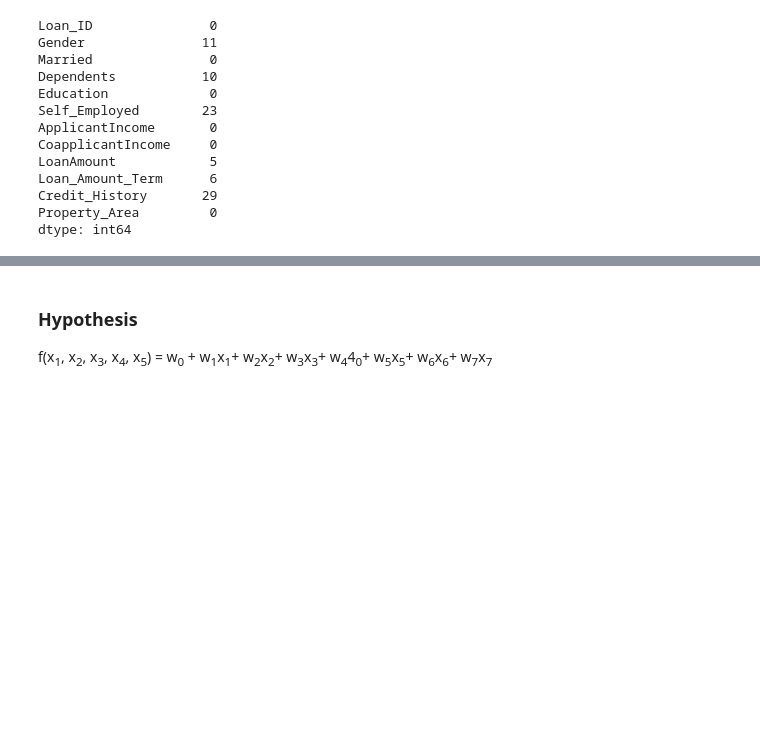
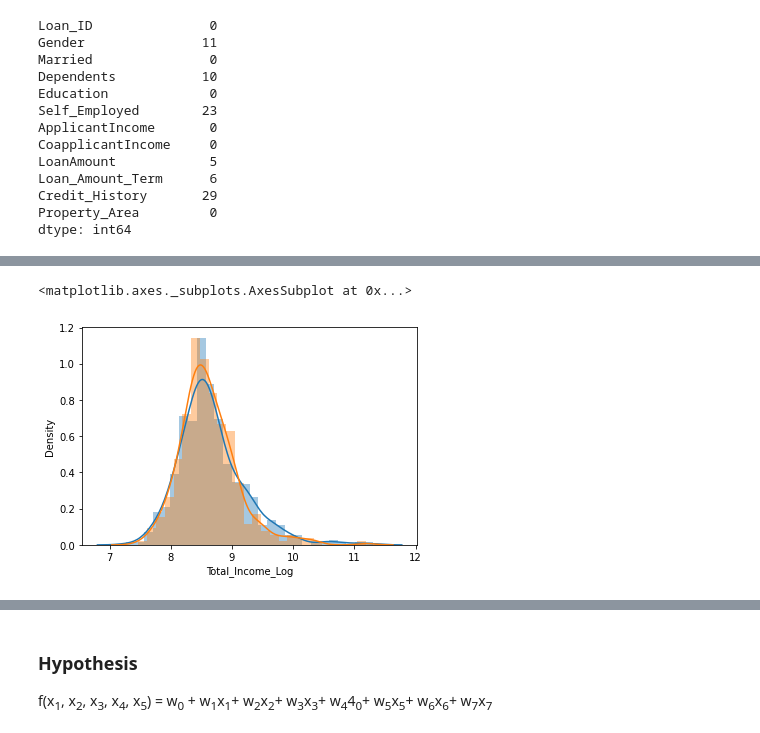
Before and after one commit to anshuman-8/Health-insurance-charge-Prediction, a Jupyter notebook: Loan_Prediction.ipynb, the cells around one changed output, grey strips where cells are left out. Saved outputs shown, nothing was run; the diff lists cells and outputs as text; code cells hidden in the pictures; blank space fills up the shorter version.

```diff
--- a/Loan_Prediction.ipynb
+++ b/Loan_Prediction.ipynb
@@ -118,0 +125,9 @@ Loan_data.head()
+# %%
+Loan_data['Total_Income_Log'] = np.log(Loan_data['Total_Income']+1)
+sns.distplot(Loan_data["Total_Income_Log"])
+
+test_data['Total_Income_Log'] = np.log(test_data['Total_Income']+1)
+sns.distplot(test_data["Total_Income_Log"])
+# %% [output]
+<matplotlib.axes._subplots.AxesSubplot at 0x...>
+[figure, added]
```
Also changed, not shown: parts of 13 cells of this notebook.
